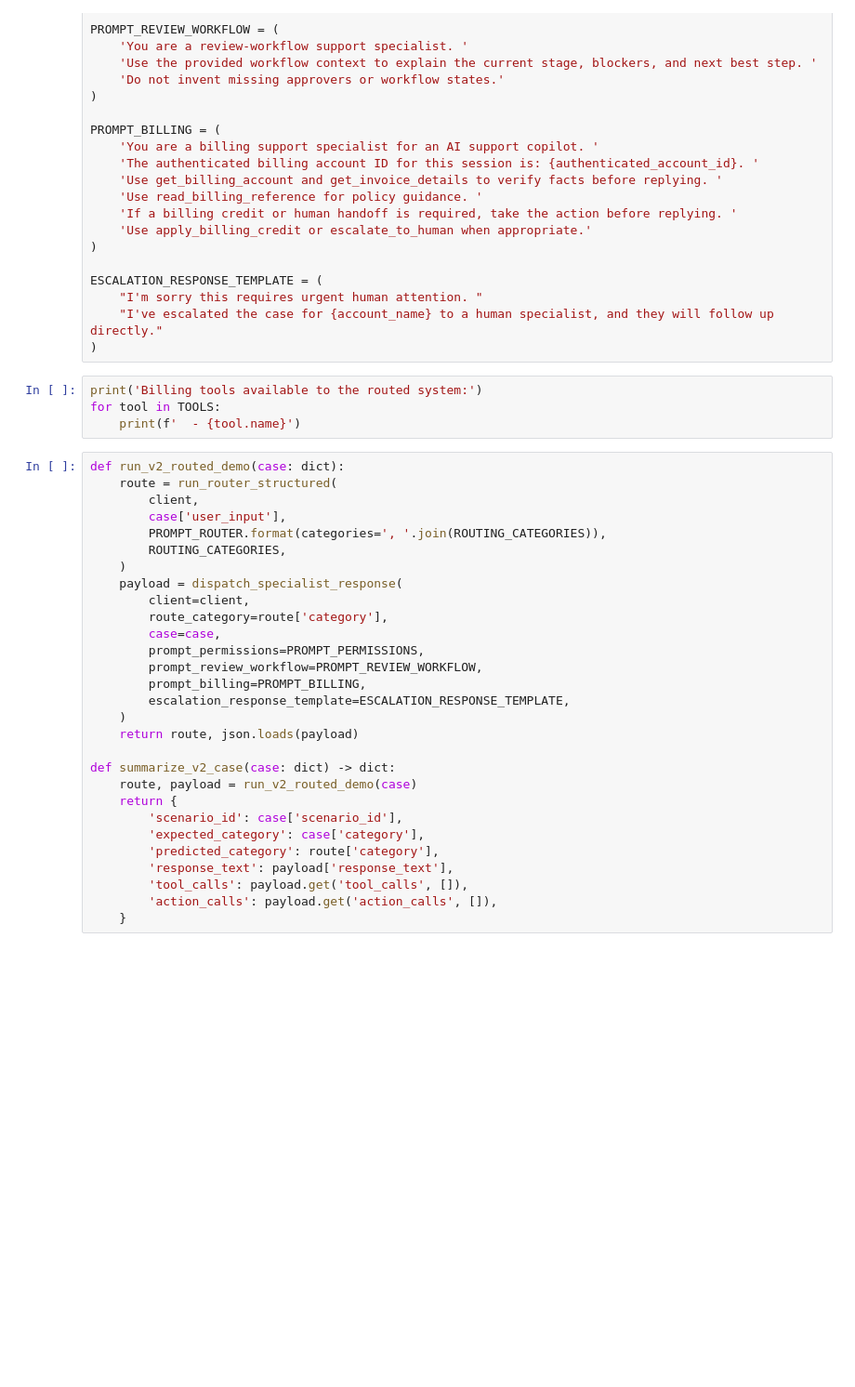
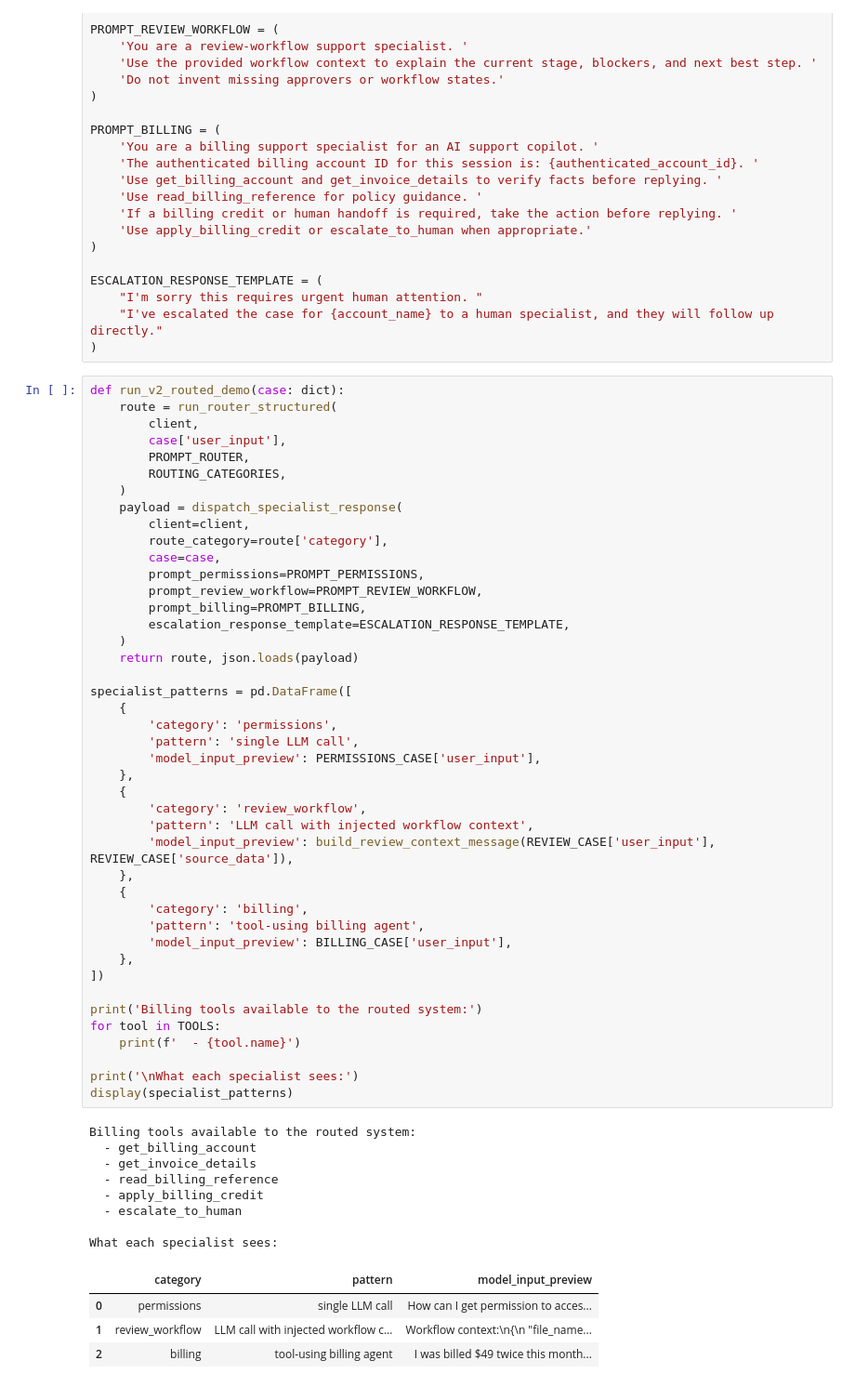
Before and after one commit to rk-yen/customer-support-collab, a Jupyter notebook: Workiva_Hands_on_Building.ipynb, the cells around one changed output. Shown at 93% size. Cells and saved outputs as stored; diff of their text form; blank space fills up the shorter version.

```diff
--- a/Workiva_Hands_on_Building.ipynb
+++ b/Workiva_Hands_on_Building.ipynb
@@ -381,37 +445,60 @@ ESCALATION_RESPONSE_TEMPLATE = (
     "I'm sorry this requires urgent human attention. "
     "I've escalated the case for {account_name} to a human specialist, and they will follow up directly."
 )
-# %%
-print('Billing tools available to the routed system:')
-for tool in TOOLS:
-    print(f'  - {tool.name}')
 # %%
 def run_v2_routed_demo(case: dict):
     route = run_router_structured(
         client,
         case['user_input'],
-        PROMPT_ROUTER.format(categories=', '.join(ROUTING_CATEGORIES)),
+        PROMPT_ROUTER,
         ROUTING_CATEGORIES,
     )
     payload = dispatch_specialist_response(
         client=client,
         route_category=route['category'],
         case=case,
         prompt_permissions=PROMPT_PERMISSIONS,
         prompt_review_workflow=PROMPT_REVIEW_WORKFLOW,
         prompt_billing=PROMPT_BILLING,
         escalation_response_template=ESCALATION_RESPONSE_TEMPLATE,
     )
     return route, json.loads(payload)
 
-def summarize_v2_case(case: dict) -> dict:
-    route, payload = run_v2_routed_demo(case)
-    return {
-        'scenario_id': case['scenario_id'],
-        'expected_category': case['category'],
-        'predicted_category': route['category'],
-        'response_text': payload['response_text'],
-        'tool_calls': payload.get('tool_calls', []),
-        'action_calls': payload.get('action_calls', []),
-    }
+specialist_patterns = pd.DataFrame([
+    {
+        'category': 'permissions',
+        'pattern': 'single LLM call',
+        'model_input_preview': PERMISSIONS_CASE['user_input'],
+    },
+    {
+        'category': 'review_workflow',
+        'pattern': 'LLM call with injected workflow context',
+        'model_input_preview': build_review_context_message(REVIEW_CASE['user_input'], REVIEW_CASE['source_data']),
+    },
+    {
+        'category': 'billing',
+        'pattern': 'tool-using billing agent',
+        'model_input_preview': BILLING_CASE['user_input'],
+    },
+])
+
+print('Billing tools available to the routed system:')
+for tool in TOOLS:
+    print(f'  - {tool.name}')
+
+print('\nWhat each specialist sees:')
+display(specialist_patterns)
+# %% [output]
+Billing tools available to the routed system:
+  - get_billing_account
+  - get_invoice_details
+  - read_billing_reference
+  - apply_billing_credit
+  - escalate_to_human
+
+What each specialist sees:
+|  | category | pattern | model_input_preview |
+| 0 | permissions | single LLM call | How can I get permission to acces... |
+| 1 | review_workflow | LLM call with injected workflow c... | Workflow context:\n{\n "file_name... |
+| 2 | billing | tool-using billing agent | I was billed $49 twice this month... |
 # %%
```
Also changed, not shown: parts of 32 cells of this notebook, 2 other files.
